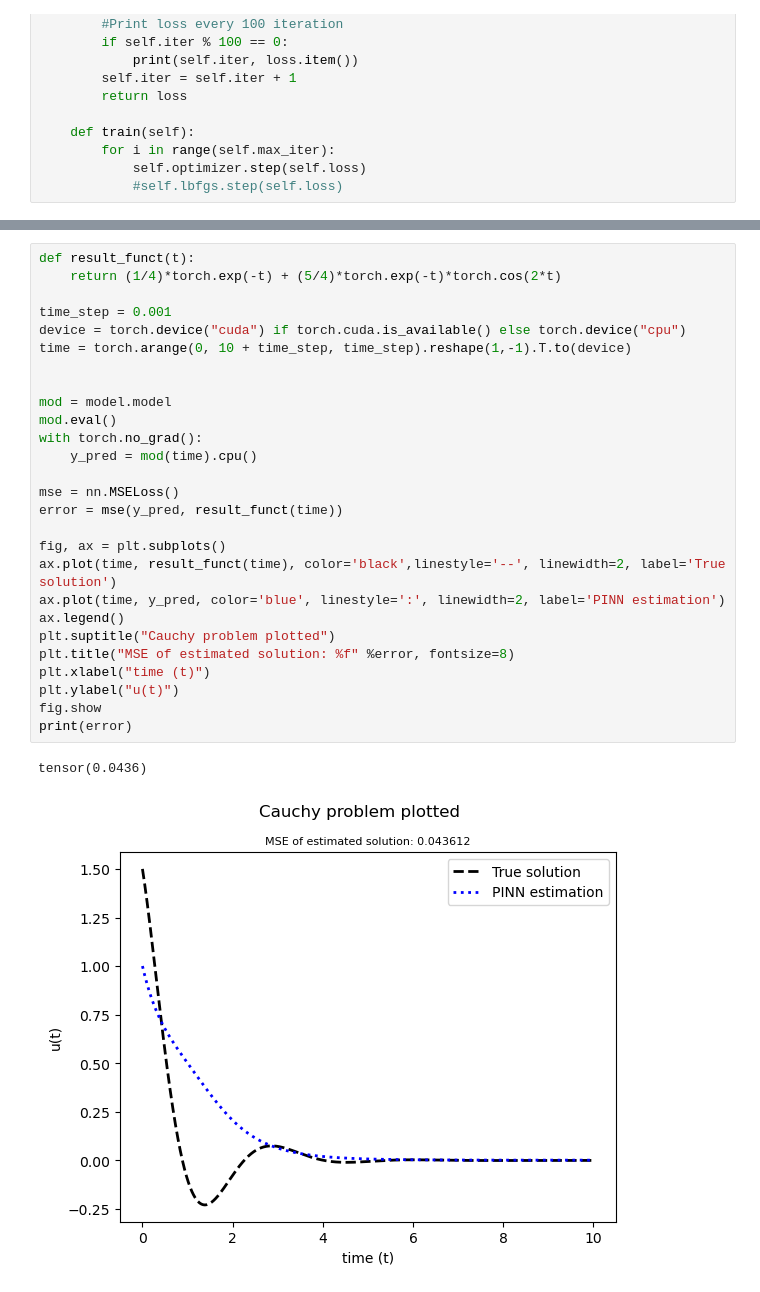
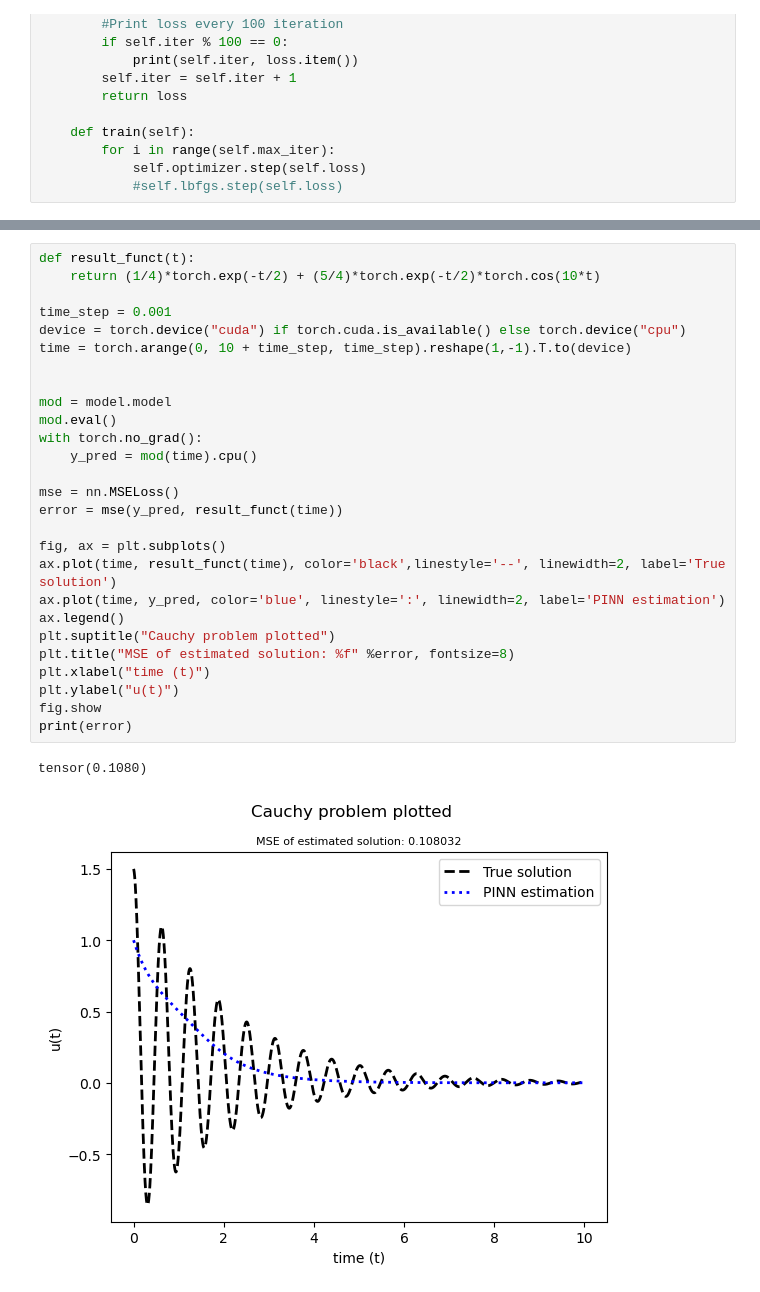
Before and after one commit to CS-433/ml-project-2-hapinness, a Jupyter notebook: cauchy_local.ipynb, the cells around one changed output, grey strips where cells are left out. Saved outputs shown, nothing was run; the diff lists cells and outputs as text.

```diff
--- a/cauchy_local.ipynb
+++ b/cauchy_local.ipynb
@@ -150,30 +150,30 @@ model.train()
 # %%
 def result_funct(t):
-    return (1/4)*torch.exp(-t) + (5/4)*torch.exp(-t)*torch.cos(2*t)
+    return (1/4)*torch.exp(-t/2) + (5/4)*torch.exp(-t/2)*torch.cos(10*t)
 
 time_step = 0.001
 device = torch.device("cuda") if torch.cuda.is_available() else torch.device("cpu")
 time = torch.arange(0, 10 + time_step, time_step).reshape(1,-1).T.to(device)
 
 
 mod = model.model
 mod.eval()
 with torch.no_grad():
     y_pred = mod(time).cpu()
 
 mse = nn.MSELoss()
 error = mse(y_pred, result_funct(time))
 
 fig, ax = plt.subplots()
 ax.plot(time, result_funct(time), color='black',linestyle='--', linewidth=2, label='True solution')
 ax.plot(time, y_pred, color='blue', linestyle=':', linewidth=2, label='PINN estimation')
 ax.legend()
 plt.suptitle("Cauchy problem plotted")
 plt.title("MSE of estimated solution: %f" %error, fontsize=8)
 plt.xlabel("time (t)")
 plt.ylabel("u(t)")
 fig.show
 print(error)
 # %% [output]
-tensor(0.0436)
+tensor(0.1080)
-[figure, old version]
+[figure, new version]
```
Also changed, not shown: parts of 1 cell of this notebook, 1 other file.
